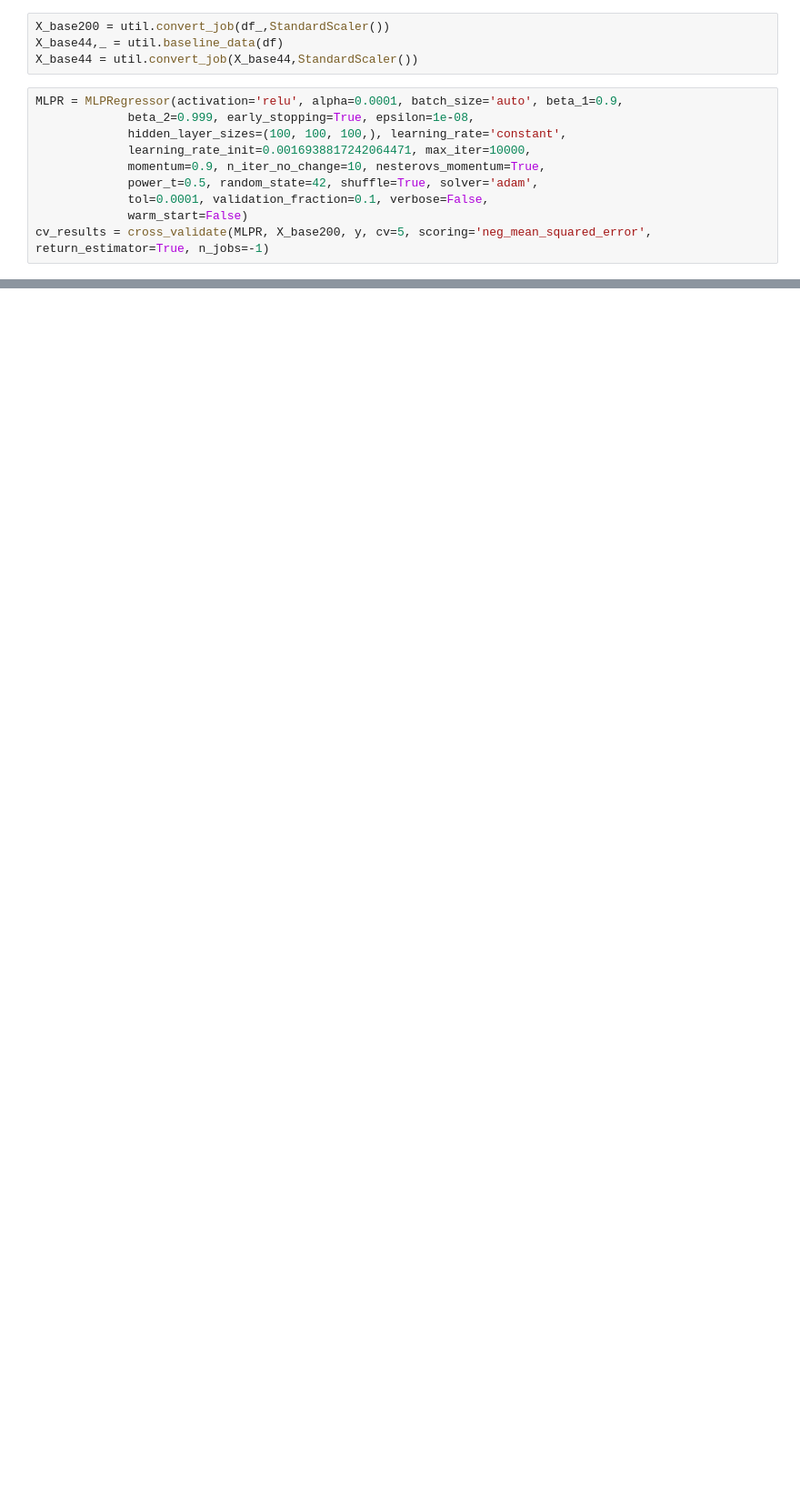
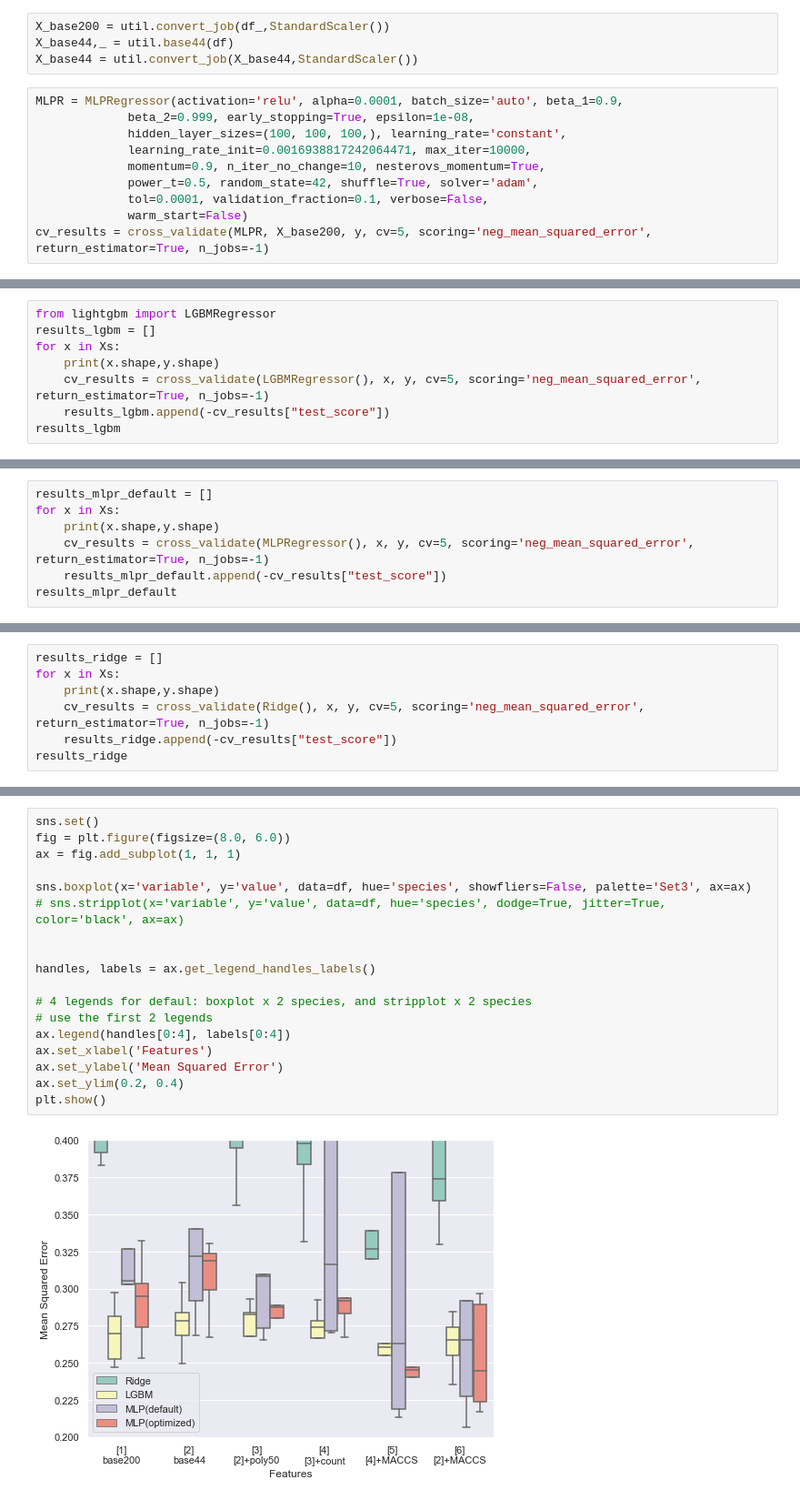
Before and after one commit to yu1Ro5/brains-q2, a Jupyter notebook: check.ipynb, the cells around one changed output, grey strips where cells are left out. Shown at 91% size. Cells and saved outputs as stored; diff of their text form; blank space fills up the shorter version.

```diff
--- a/check.ipynb
+++ b/check.ipynb
@@ -33,7 +34,7 @@ fps = [
 X = pd.concat(fps,axis=1)
 # %%
 X_base200 = util.convert_job(df_,StandardScaler())
-X_base44,_ = util.baseline_data(df)
+X_base44,_ = util.base44(df)
 X_base44 = util.convert_job(X_base44,StandardScaler())
 # %%
 MLPR = MLPRegressor(activation='relu', alpha=0.0001, batch_size='auto', beta_1=0.9,
@@ -73,0 +109,8 @@ plt.show()
+# %%
+from lightgbm import LGBMRegressor
+results_lgbm = []
+for x in Xs:
+    print(x.shape,y.shape)
+    cv_results = cross_validate(LGBMRegressor(), x, y, cv=5, scoring='neg_mean_squared_error', return_estimator=True, n_jobs=-1)
+    results_lgbm.append(-cv_results["test_score"])
+results_lgbm
@@ -73,0 +130,7 @@ plt.show()
+# %%
+results_mlpr_default = []
+for x in Xs:
+    print(x.shape,y.shape)
+    cv_results = cross_validate(MLPRegressor(), x, y, cv=5, scoring='neg_mean_squared_error', return_estimator=True, n_jobs=-1)
+    results_mlpr_default.append(-cv_results["test_score"])
+results_mlpr_default
@@ -73,0 +150,7 @@ plt.show()
+# %%
+results_ridge = []
+for x in Xs:
+    print(x.shape,y.shape)
+    cv_results = cross_validate(Ridge(), x, y, cv=5, scoring='neg_mean_squared_error', return_estimator=True, n_jobs=-1)
+    results_ridge.append(-cv_results["test_score"])
+results_ridge
@@ -73,0 +281,20 @@ plt.show()
+# %%
+sns.set()
+fig = plt.figure(figsize=(8.0, 6.0))
+ax = fig.add_subplot(1, 1, 1)
+
+sns.boxplot(x='variable', y='value', data=df, hue='species', showfliers=False, palette='Set3', ax=ax)
+# sns.stripplot(x='variable', y='value', data=df, hue='species', dodge=True, jitter=True, color='black', ax=ax)
+
+
+handles, labels = ax.get_legend_handles_labels()
+
+# 4 legends for defaul: boxplot x 2 species, and stripplot x 2 species
+# use the first 2 legends
+ax.legend(handles[0:4], labels[0:4])
+ax.set_xlabel('Features')
+ax.set_ylabel('Mean Squared Error')
+ax.set_ylim(0.2, 0.4)
+plt.show()
+# %% [output]
+[figure, added]
```
Also changed, not shown: parts of 10 cells of this notebook, 3 other files.
